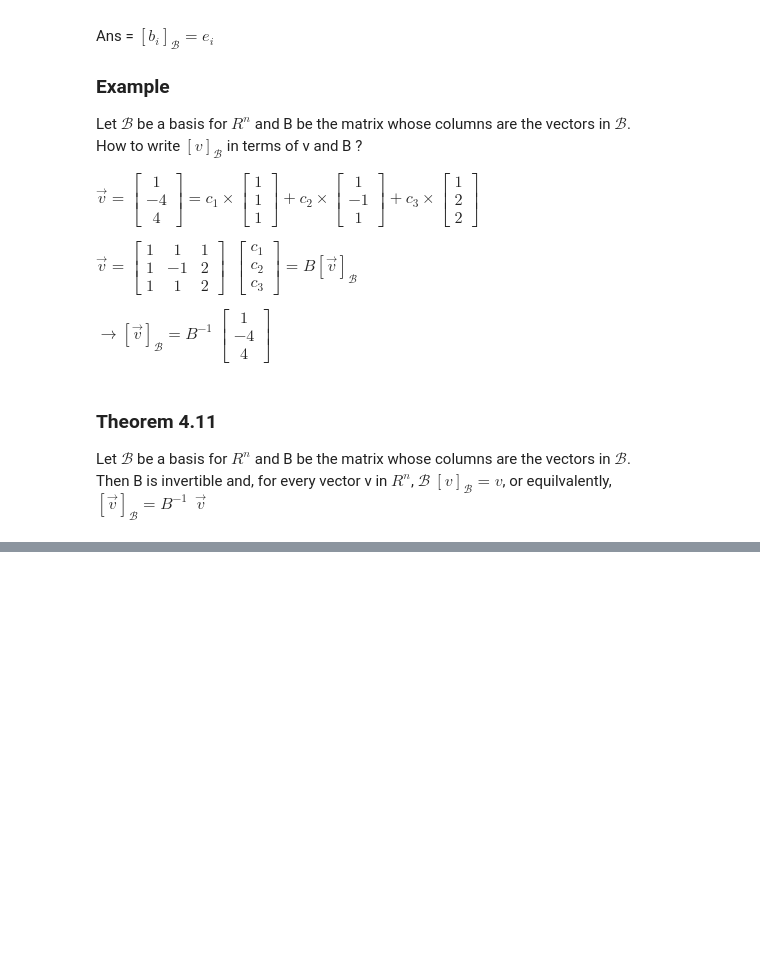
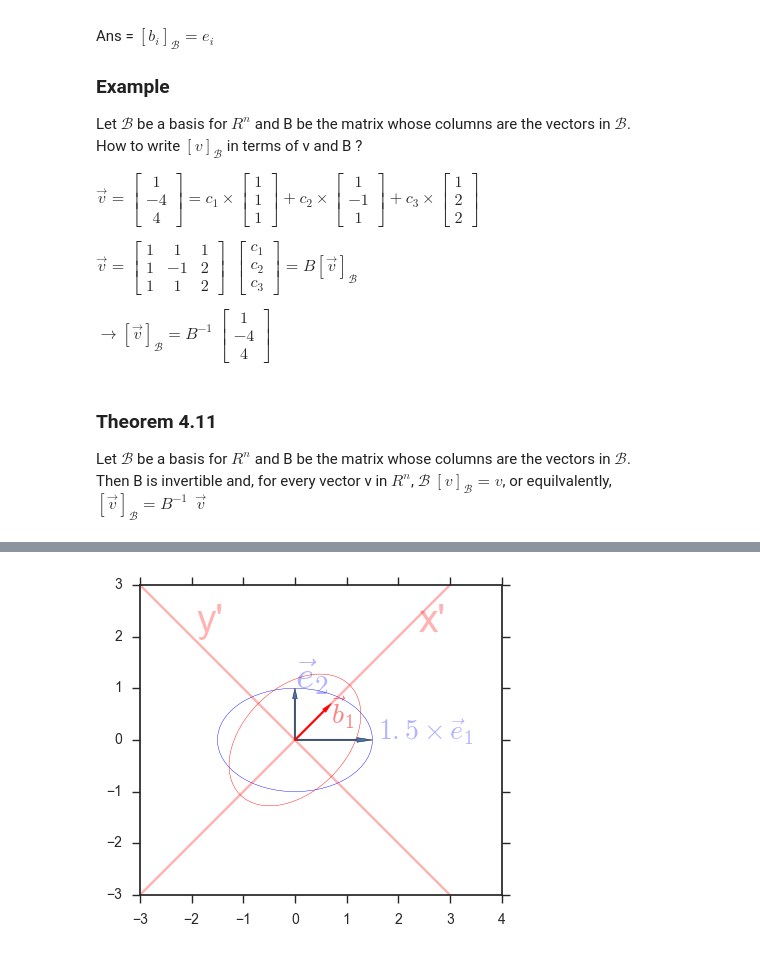
Before and after one commit to larrysu1115/ipynb-notes, a Jupyter notebook: linear-algebra/c0404-coordinate-system.ipynb, the cells around one changed output, grey strips where cells are left out. Cells and saved outputs as stored; diff of their text form; code cells hidden in the pictures; blank space fills up the shorter version.

```diff
--- a/linear-algebra/c0404-coordinate-system.ipynb
+++ b/linear-algebra/c0404-coordinate-system.ipynb
@@ -102,0 +63,31 @@ Loading BokehJS ...
+# %%
+%matplotlib inline
+import numpy as np
+import matplotlib.pyplot as plt
+import matplotlib.patches as patches
+import math
+
+fig = plt.figure()
+plt.xlim(-3, 4)
+plt.ylim(-3, 3)
+ax = fig.add_subplot(111)
+ax.set_aspect(1.0)
+
+plt.plot([-10,10], [-10,10], color='R', alpha=0.3)
+plt.plot([-10,10], [10,-10], color='R', alpha=0.3)
+plt.text( 2.4, 2.1, r"x'", fontsize=28, color='R', alpha=0.3)
+plt.text(-1.9, 2.1, r"y'", fontsize=28, color='R', alpha=0.3)
+plt.text( 1.6,   0, r"$ 1.5 \times \vec{e}_1 $", fontsize=20, color='B', alpha=0.3)
+plt.text(   0,   1, r"$ \vec{e}_2 $", fontsize=28, color='B', alpha=0.3)
+plt.text( 0.7, 0.3, r"$ \vec{b}_1 $", fontsize=20, color='R', alpha=0.5)
+ellipse1 = patches.Ellipse((0,0), 3, 2, fill=False, color='B')
+ellipse2 = patches.Ellipse((0,0), 3, 2, angle=45.0, fill=False, color='R')
+ax.add_patch(ellipse1)
+ax.add_patch(ellipse2)
+ax.add_patch(patches.Arrow(0,0,1.5,0, width=0.15))
+ax.add_patch(patches.Arrow(0,0,0,1, width=0.15))
+bunit = 1.0 / math.sqrt(2)
+ax.add_patch(patches.Arrow(0,0,bunit,bunit, width=0.15, color='R'))
+plt.show()
+# %% [output]
+[figure, added]
```
Also changed, not shown: parts of 5 cells of this notebook.
